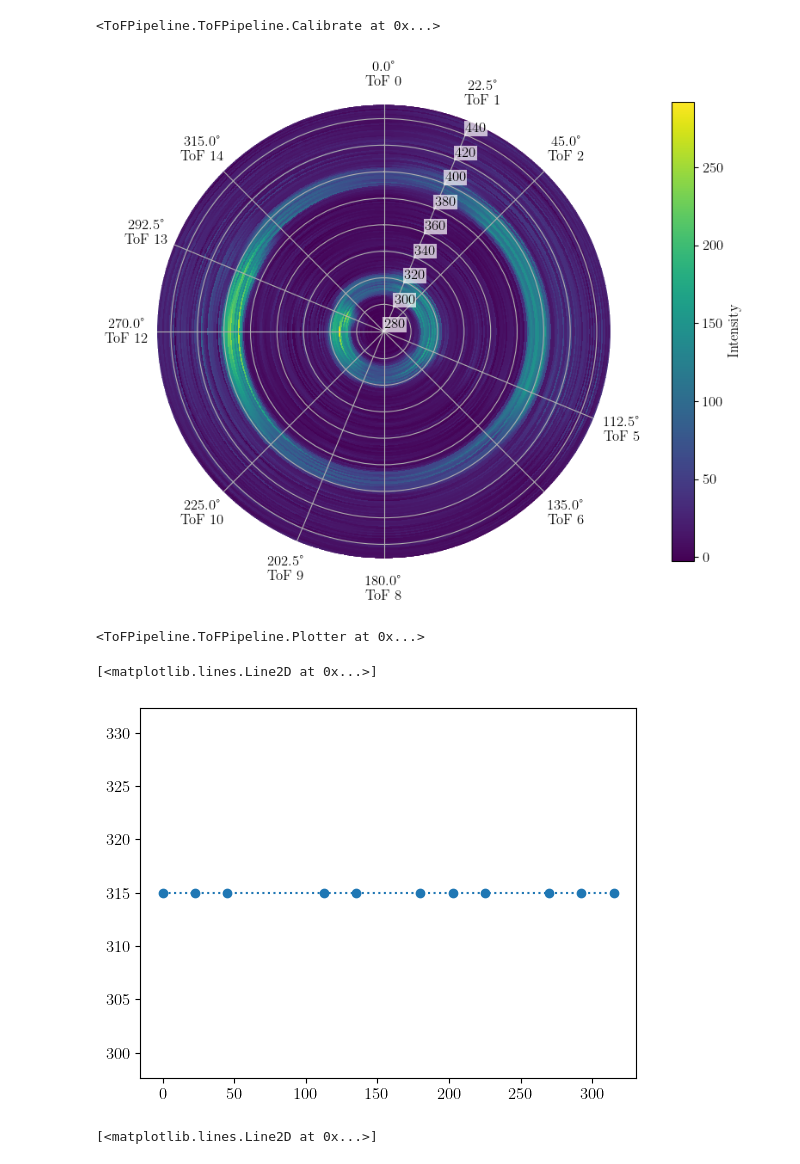
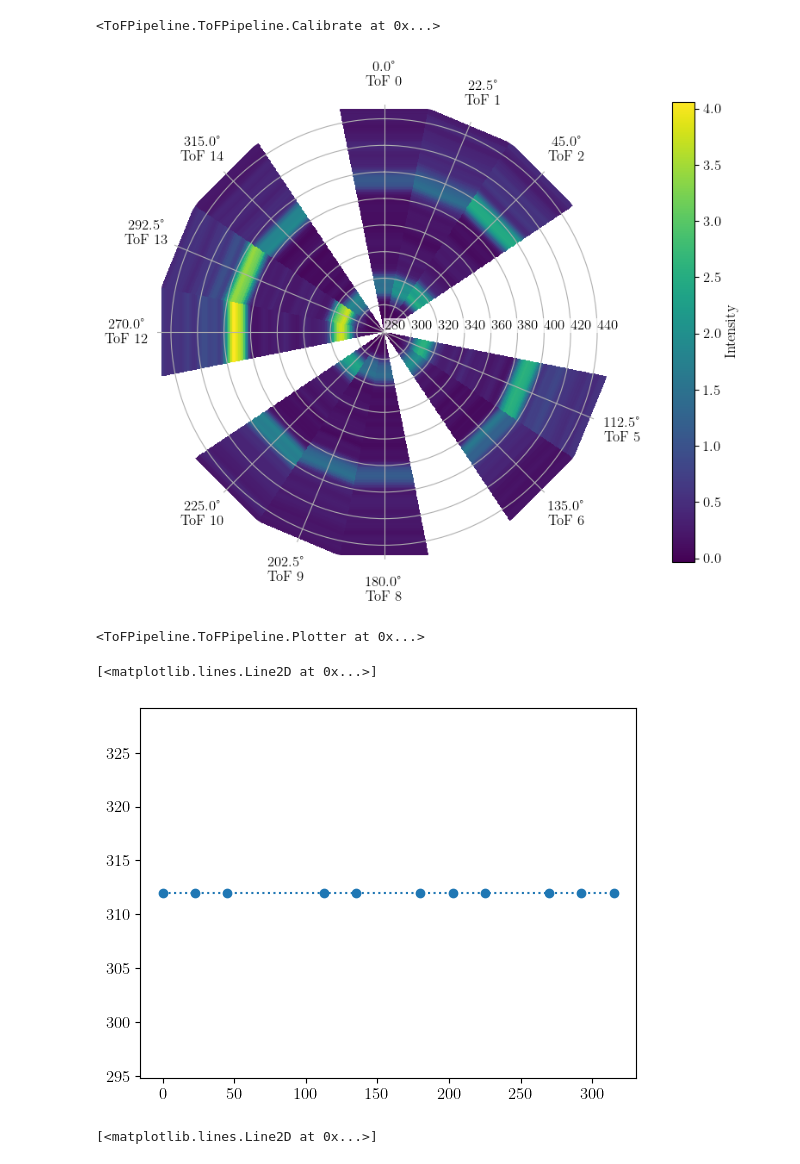
Before and after one commit to XAC-CFEL/PolScope, a Jupyter notebook: test.ipynb, the cells around one changed output. Saved outputs shown, nothing was run; the diff lists cells and outputs as text; code cells hidden in the pictures.

```diff
--- a/test.ipynb
+++ b/test.ipynb
@@ -439,15 +439,15 @@ ToFPipeline.Calibrate(everything).energy(relPos=False).plotEnergy(xmin=320,xmax=
 # %%
 importlib.reload(ToFPipeline)
 ToFPipeline.GlobalConfig.load("ToFPipeline/config.yaml")
 data = ToFPipeline.NXSLoader("data").load(runNumbers=[2219]).defaultPreprocessing(baselineRegion=[0,10])
-toPlot = results = ToFPipeline.PeakFinder(data.data).stack().smooth().smooth().normalize().data
-results = ToFPipeline.PeakFinder(data.data).stack().smooth().smooth().normalize().process(threshold=0.01,peakNo=1,roi=[0,700],minWidth=False,symmetric=False,slopeLength=False, slopeStartHeight=False).dataframe()
+toPlot = ToFPipeline.PeakFinder(data.data).stack().smooth().smooth().normalize()
+results = toPlot.process(threshold=0.01,peakNo=1,roi=[0,700],minWidth=False,symmetric=False,slopeLength=False, slopeStartHeight=False).dataframe()
 ToFPipeline.AuxFunc(results.results).addData(data.angles, key="Angles", axis="detector")
 results.results["Photon Energy"] = 1000
 plotter = ToFPipeline.Plotter(data = toPlot.data)
-plotter.plot(transParam=calib,sampleMin=280, sampleMax=450, interpolate=True)
+plotter.plot(transParam=calib,sampleMin=280, sampleMax=450, interpolate=False)
 # %% [output]
-[figure, old version]
+[figure, new version]
 <ToFPipeline.ToFPipeline.Plotter at 0x...>
 # %%
 #2119 calib
@@ -455,7 +455,7 @@ center=results.results[results.results["peakNo"]==0]
 plt.plot(center["Angles"], center["pos"], marker="o", linestyle="dotted")
 # %% [output]
 [<matplotlib.lines.Line2D at 0x...>]
-[figure, old version]
+[figure, new version]
 # %%
 #2219 calib
 center=results.results[results.results["peakNo"]==0]
```
